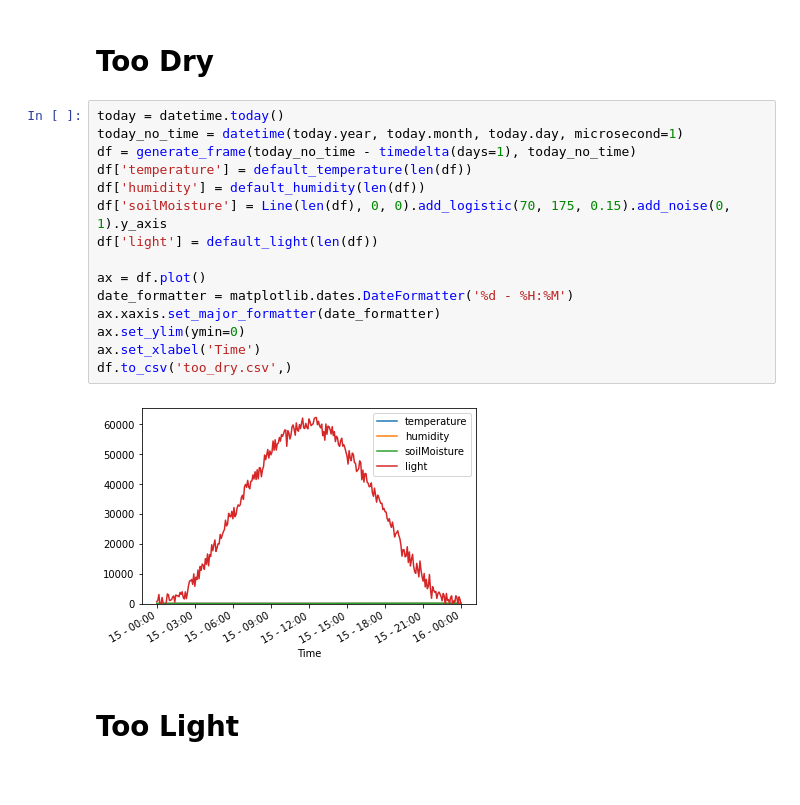
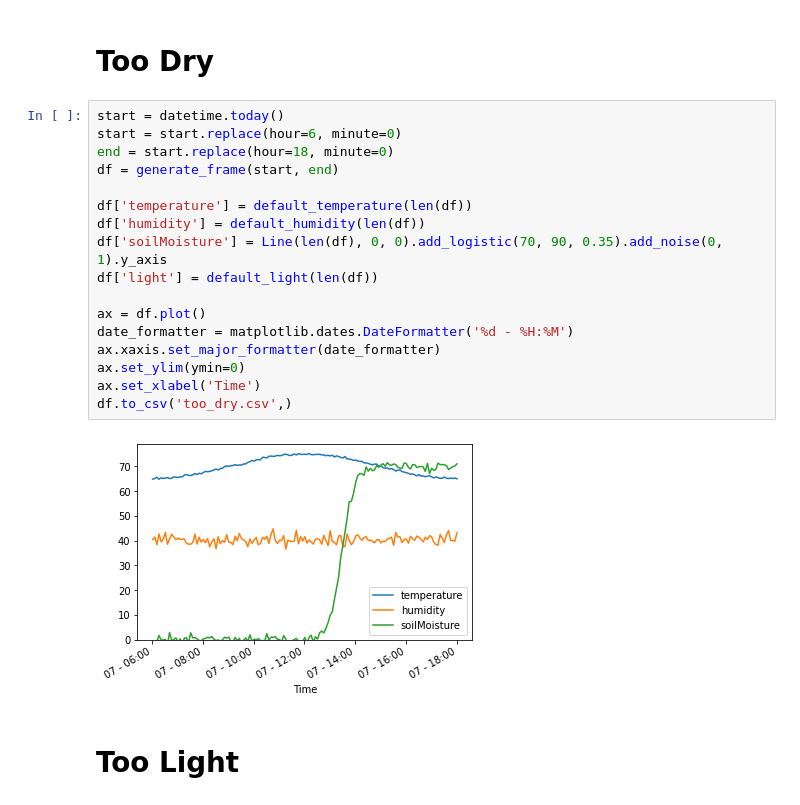
Before and after one commit to Flourish-IoT/Flourish-API, a Jupyter notebook: scripts/simulation/generate_data.ipynb, the cells around one changed output. Saved outputs shown, nothing was run; the diff lists cells and outputs as text.

Commit message:
chore: Adjusted time scale of data generation script

```diff
--- a/scripts/simulation/generate_data.ipynb
+++ b/scripts/simulation/generate_data.ipynb
@@ -107,22 +109,24 @@ df.to_csv('too_cold.csv',)
 # %% [markdown]
 # Too Dry
 # %%
-today = datetime.today()
-today_no_time = datetime(today.year, today.month, today.day, microsecond=1)
-df = generate_frame(today_no_time - timedelta(days=1), today_no_time)
+start = datetime.today()
+start = start.replace(hour=6, minute=0)
+end = start.replace(hour=18, minute=0)
+df = generate_frame(start, end)
+
 df['temperature'] = default_temperature(len(df))
 df['humidity'] = default_humidity(len(df))
-df['soilMoisture'] = Line(len(df), 0, 0).add_logistic(70, 175, 0.15).add_noise(0, 1).y_axis
+df['soilMoisture'] = Line(len(df), 0, 0).add_logistic(70, 90, 0.35).add_noise(0, 1).y_axis
 df['light'] = default_light(len(df))
 
 ax = df.plot()
 date_formatter = matplotlib.dates.DateFormatter('%d - %H:%M')
 ax.xaxis.set_major_formatter(date_formatter)
 ax.set_ylim(ymin=0)
 ax.set_xlabel('Time')
 df.to_csv('too_dry.csv',)
 # %% [output]
-[figure, old version]
+[figure, new version]
 # %% [markdown]
 # Too Light
 # %%
```
Also changed, not shown: parts of 2 cells of this notebook.
